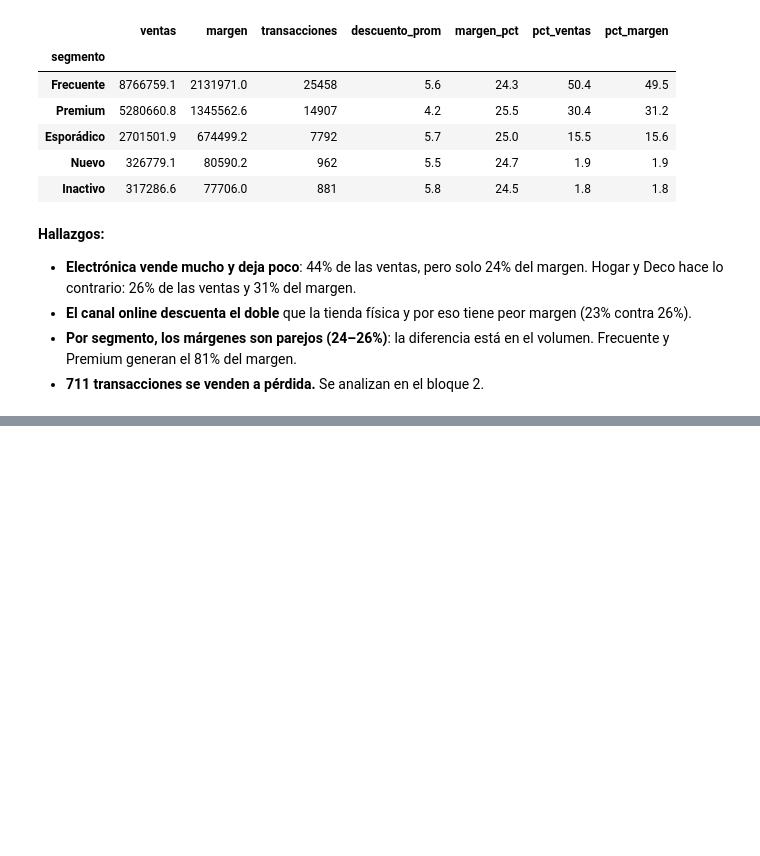
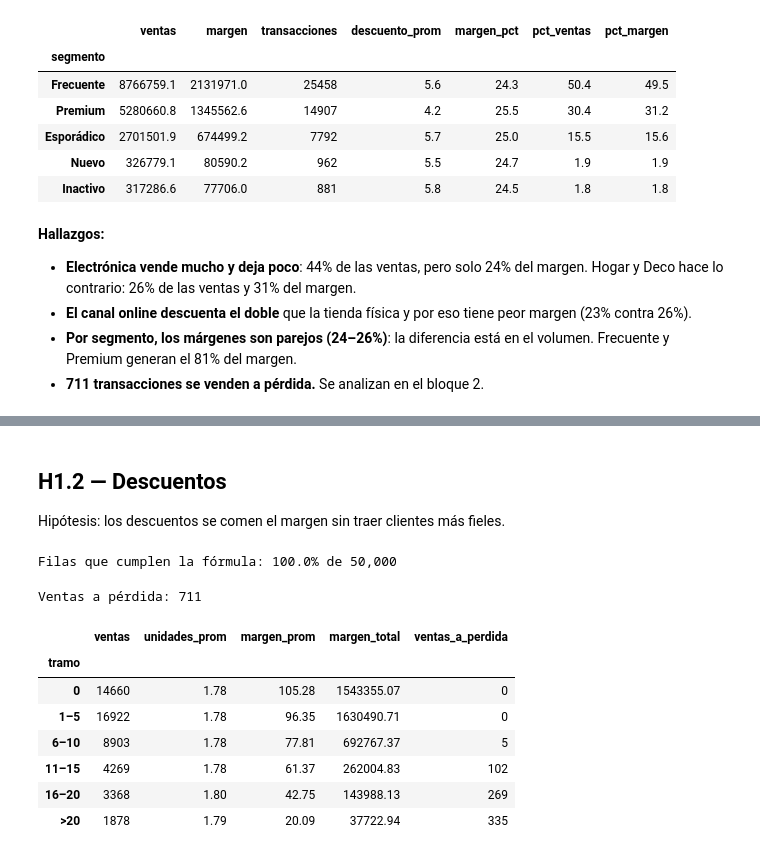
Before and after one commit to Hjanner/retail-intelligence, a Jupyter notebook: notebooks/02_rentabilidad.ipynb, the cells around one changed output, grey strips where cells are left out. Drawn from its saved outputs; the diff is of its cells as text; code cells hidden in the pictures; blank space fills up the shorter version.

```diff
--- a/notebooks/02_rentabilidad.ipynb
+++ b/notebooks/02_rentabilidad.ipynb
@@ -76,0 +130,32 @@ resumen("segmento")
+# %% [markdown]
+## H1.2 — Descuentos
+Hipótesis: los descuentos se comen el margen sin traer clientes más fieles.
+# %%
+# monto_neto debe cumplir precio_unitario × cantidad × (1 − descuento)
+d = (tx.merge(pr[["producto_id", "categoria", "costo"]], on="producto_id")
+       .merge(cli[["cliente_id", "segmento"]], on="cliente_id"))
+cumple = (d.precio_unitario * d.cantidad * (1 - d.descuento) - d.monto_neto).abs() <= 0.02
+print(f"Filas que cumplen la fórmula: {cumple.mean():.1%} de {len(d):,}")
+
+d["margen"] = d.monto_neto - d.costo * d.cantidad
+d["tramo"] = pd.cut((d.descuento * 100).round(6), [-0.01, 0, 5, 10, 15, 20, 100],
+                    labels=["0", "1–5", "6–10", "11–15", "16–20", ">20"])
+# %% [output]
+Filas que cumplen la fórmula: 100.0% de 50,000
+# %%
+tramos = d.groupby("tramo", observed=True).agg(
+    ventas=("transaccion_id", "count"), unidades_prom=("cantidad", "mean"),
+    margen_prom=("margen", "mean"), margen_total=("margen", "sum"),
+    ventas_a_perdida=("margen", lambda m: (m < 0).sum()))
+print(f"Ventas a pérdida: {tramos.ventas_a_perdida.sum()}")
+tramos.round(2)
+# %% [output]
+Ventas a pérdida: 711
+|  | ventas | unidades_prom | margen_prom | margen_total | ventas_a_perdida |
+| tramo |  |  |  |  |  |
+| 0 | 14660 | 1.78 | 105.28 | 1543355.07 | 0 |
+| 1–5 | 16922 | 1.78 | 96.35 | 1630490.71 | 0 |
+| 6–10 | 8903 | 1.78 | 77.81 | 692767.37 | 5 |
+| 11–15 | 4269 | 1.78 | 61.37 | 262004.83 | 102 |
+| 16–20 | 3368 | 1.80 | 42.75 | 143988.13 | 269 |
+| >20 | 1878 | 1.79 | 20.09 | 37722.94 | 335 |
```
Also changed, not shown: parts of 13 cells of this notebook, 1 other file.
